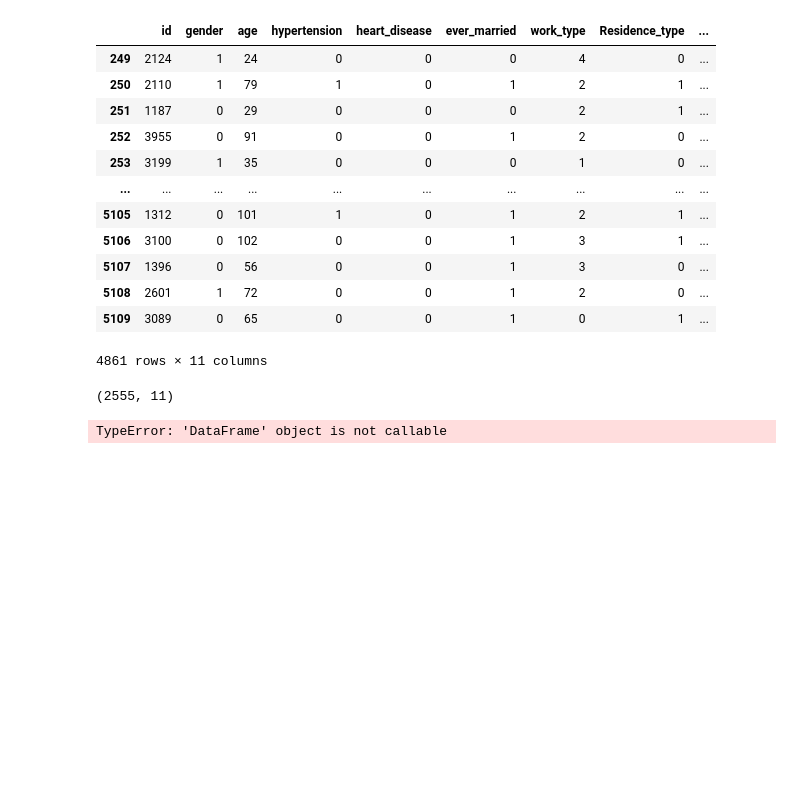
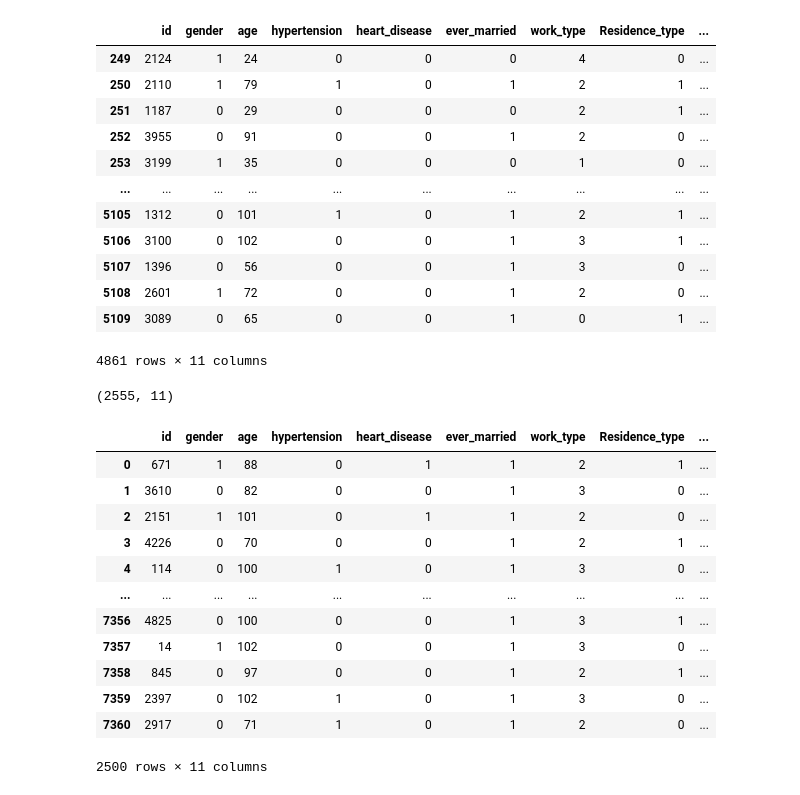
Before and after one commit to Jerome-de/CLASSIFICATION-ALGORITHM, a Jupyter notebook: health.ipynb, the cells around one changed output. Cells and saved outputs as stored; diff of their text form; code cells hidden in the pictures; blank space fills up the shorter version.

```diff
--- a/health.ipynb
+++ b/health.ipynb
@@ -137,9 +137,21 @@ ne.shape
 # %% [output]
 (2555, 11)
 # %%
-X_n_n = X_new(X_new,'stroke' ==1)
+X_n_n = X_new[X_new['stroke'] ==1]
 X_n_n
 # %% [output]
+|  | id | gender | age | hypertension | heart_disease | ever_married | work_type | Residence_type | ... |
+| 0 | 671 | 1 | 88 | 0 | 1 | 1 | 2 | 1 | ... |
+| 1 | 3610 | 0 | 82 | 0 | 0 | 1 | 3 | 0 | ... |
+| 2 | 2151 | 1 | 101 | 0 | 1 | 1 | 2 | 0 | ... |
+| 3 | 4226 | 0 | 70 | 0 | 0 | 1 | 2 | 1 | ... |
+| 4 | 114 | 0 | 100 | 1 | 0 | 1 | 3 | 0 | ... |
+| ... | ... | ... | ... | ... | ... | ... | ... | ... | ... |
+| 7356 | 4825 | 0 | 100 | 0 | 0 | 1 | 3 | 1 | ... |
+| 7357 | 14 | 1 | 102 | 0 | 0 | 1 | 3 | 0 | ... |
+| 7358 | 845 | 0 | 97 | 0 | 0 | 1 | 2 | 1 | ... |
+| 7359 | 2397 | 0 | 102 | 1 | 0 | 1 | 3 | 0 | ... |
+| 7360 | 2917 | 0 | 71 | 1 | 0 | 1 | 2 | 0 | ... |
-TypeError: 'DataFrame' object is not callable
+2500 rows × 11 columns
 # %%
 ne
```
Also changed, not shown: parts of 7 cells of this notebook, 23 other files.
